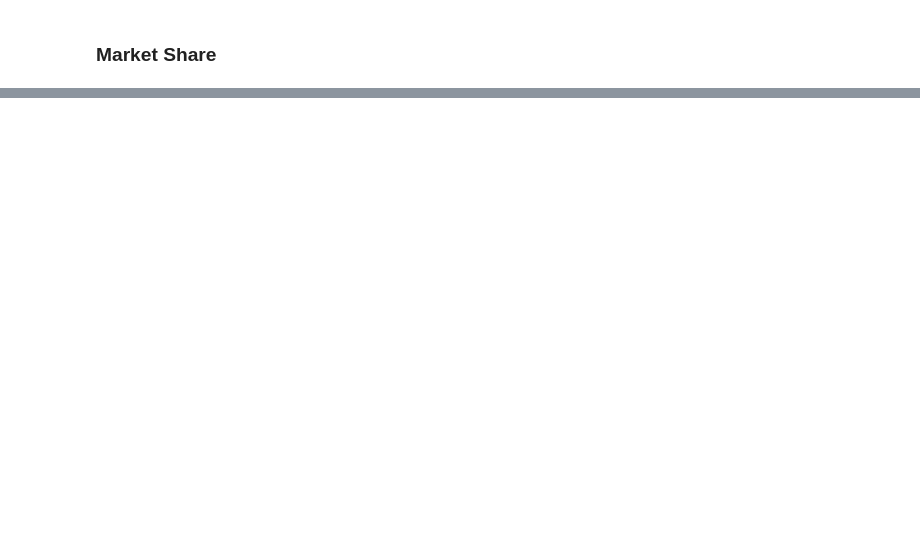
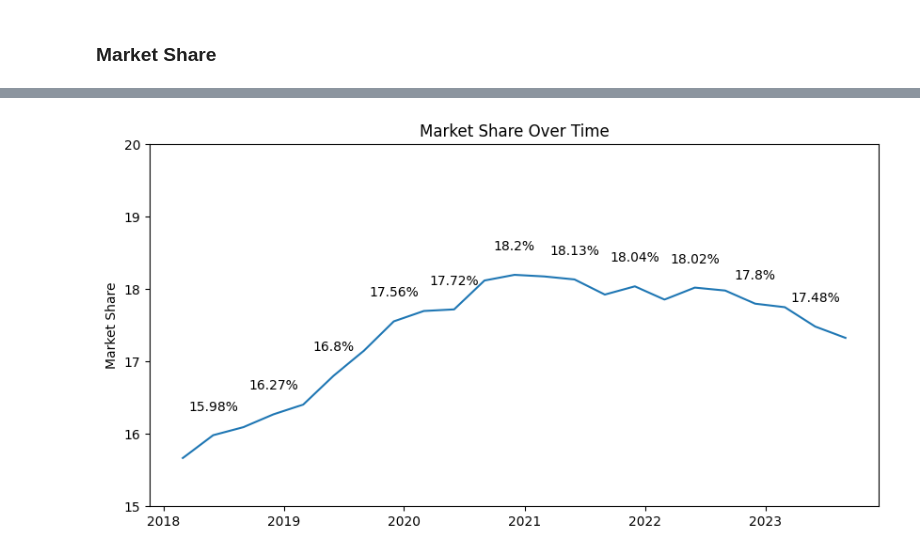
Before and after one commit to ianaraujo/ipcap-hapvida, a Jupyter notebook: beneficiarios.ipynb, the cells around one changed output, grey strips where cells are left out. Cells and saved outputs as stored; diff of their text form; code cells hidden in the pictures; blank space fills up the shorter version.

```diff
--- a/beneficiarios.ipynb
+++ b/beneficiarios.ipynb
@@ -117,0 +172,7 @@ Porcentagem de planos Hapvida: 7.65%
+# %%
+mkt_share = pd.DataFrame(dict.items(), columns=['ID', 'MKT_SHARE'])
+
+mkt_share['ID'] = mkt_share['ID'].apply(lambda x: datetime.strptime(x, "%Y%m"))
+mkt_share = mkt_share.sort_values(by='ID').reset_index(drop=True)
+
+mkt_share.head(10)
@@ -117,0 +191,15 @@ Porcentagem de planos Hapvida: 7.65%
+# %%
+plt.figure(figsize=(10, 5))
+
+sns.lineplot(data=mkt_share, x='ID', y='MKT_SHARE')
+
+for x, y in zip(mkt_share['ID'], mkt_share['MKT_SHARE']):
+    plt.text(x, y+0.3, str(round(y, 2)) + '%' if x.month % 6 == 0 else '', ha='center', va='bottom')
+
+plt.xlabel('')
+plt.ylabel('Market Share')
+plt.ylim(15, 20)
+plt.title('Market Share Over Time')
+plt.show()
+# %% [output]
+[figure, added]
```
Also changed, not shown: parts of 20 cells of this notebook, 4 other files.
